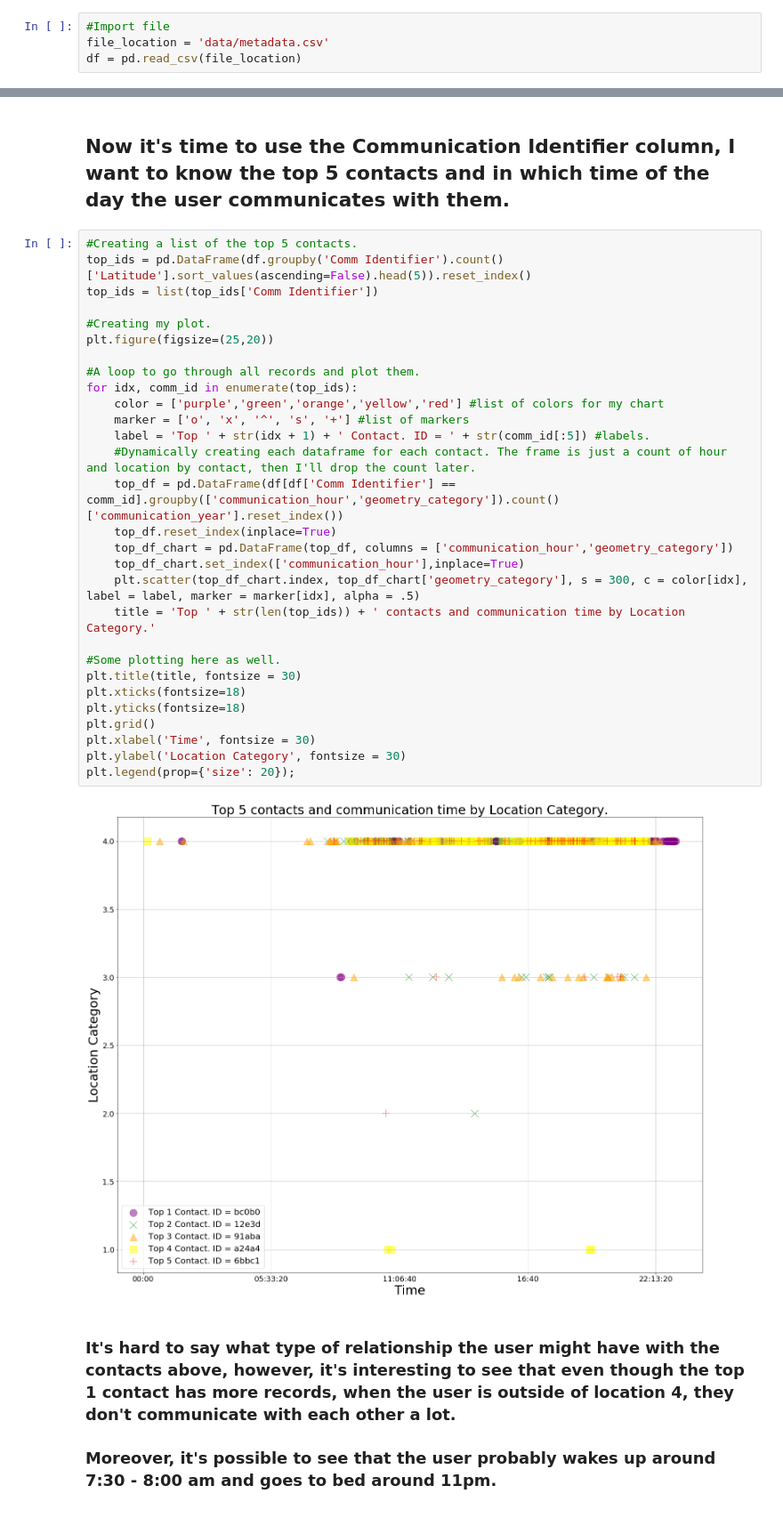
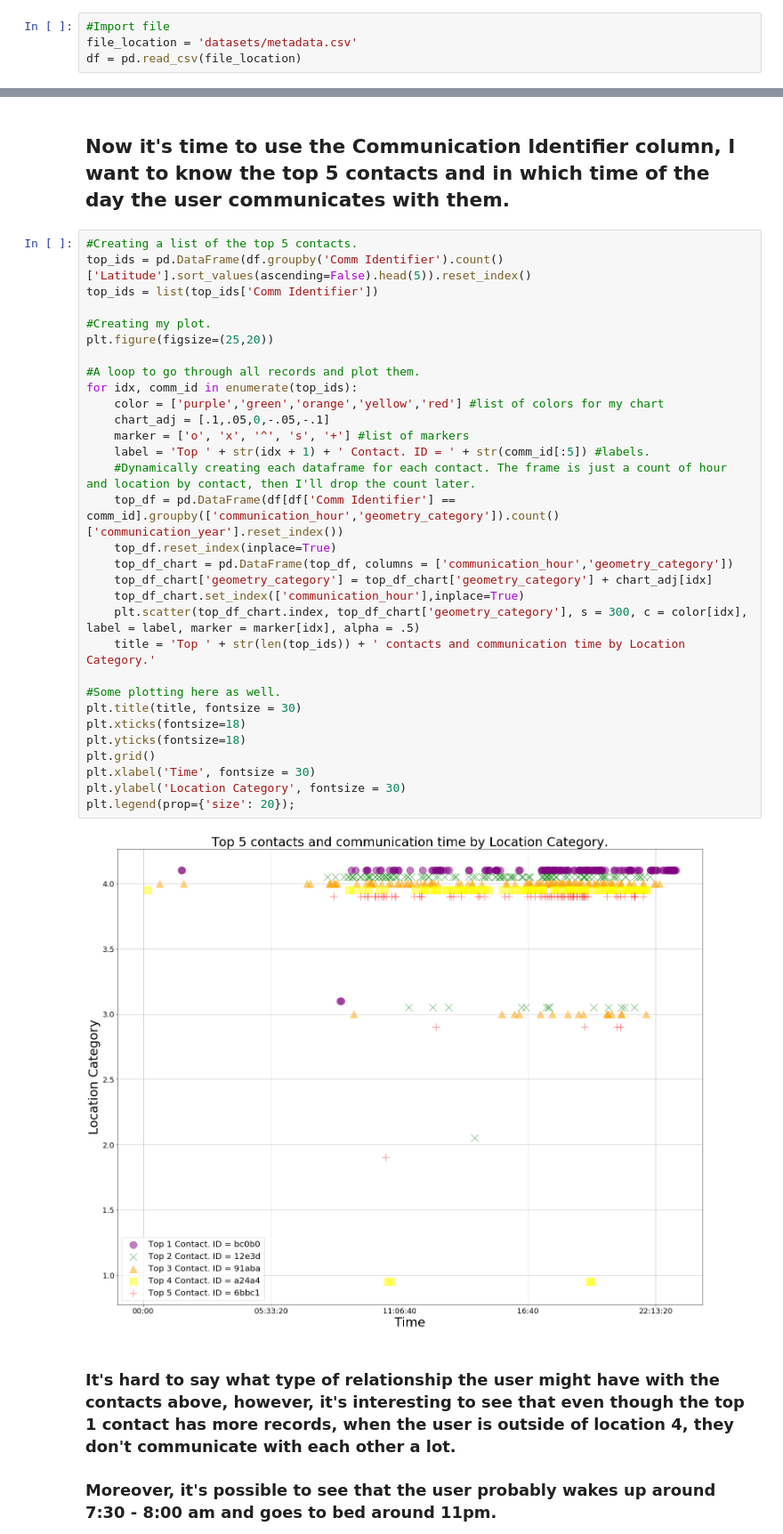
Before and after one commit to renoneto/data-science-portfolio, a Jupyter notebook: telecomm-exploratory-analysis.ipynb, the cells around one changed output, grey strips where cells are left out. Shown at 89% size. Drawn from its saved outputs; the diff is of its cells as text.

```diff
--- a/telecomm-exploratory-analysis.ipynb
+++ b/telecomm-exploratory-analysis.ipynb
@@ -30,7 +30,7 @@ import datetime as dt
 %matplotlib inline
 # %%
 #Import file
-file_location = 'data/metadata.csv'
+file_location = 'datasets/metadata.csv'
 df = pd.read_csv(file_location)
 # %%
 #Data Exploration/Understanding:
@@ -294,34 +299,36 @@ plt.legend(prop={'size': 20});
 # %%
 #Creating a list of the top 5 contacts.
 top_ids = pd.DataFrame(df.groupby('Comm Identifier').count()['Latitude'].sort_values(ascending=False).head(5)).reset_index()
 top_ids = list(top_ids['Comm Identifier'])
 
 #Creating my plot.
 plt.figure(figsize=(25,20))
 
 #A loop to go through all records and plot them.
 for idx, comm_id in enumerate(top_ids):
     color = ['purple','green','orange','yellow','red'] #list of colors for my chart
+    chart_adj = [.1,.05,0,-.05,-.1]
     marker = ['o', 'x', '^', 's', '+'] #list of markers
     label = 'Top ' + str(idx + 1) + ' Contact. ID = ' + str(comm_id[:5]) #labels.
     #Dynamically creating each dataframe for each contact. The frame is just a count of hour and location by contact, then I'll drop the count later.
     top_df = pd.DataFrame(df[df['Comm Identifier'] == comm_id].groupby(['communication_hour','geometry_category']).count()['communication_year'].reset_index())
     top_df.reset_index(inplace=True)
     top_df_chart = pd.DataFrame(top_df, columns = ['communication_hour','geometry_category'])
+    top_df_chart['geometry_category'] = top_df_chart['geometry_category'] + chart_adj[idx]
     top_df_chart.set_index(['communication_hour'],inplace=True)
     plt.scatter(top_df_chart.index, top_df_chart['geometry_category'], s = 300, c = color[idx], label = label, marker = marker[idx], alpha = .5)
     title = 'Top ' + str(len(top_ids)) + ' contacts and communication time by Location Category.'
 
 #Some plotting here as well.
 plt.title(title, fontsize = 30)
 plt.xticks(fontsize=18)
 plt.yticks(fontsize=18)
 plt.grid()
 plt.xlabel('Time', fontsize = 30)
 plt.ylabel('Location Category', fontsize = 30)
 plt.legend(prop={'size': 20});
 # %% [output]
-[figure, old version]
+[figure, new version]
 # %% [markdown]
 ### It's hard to say what type of relationship the user might have with the contacts above, however, it's interesting to see that even though the top 1 contact has more records, when the user is outside of location 4, they don't communicate with each other a lot.
 
```
Also changed, not shown: parts of 5 cells of this notebook.
